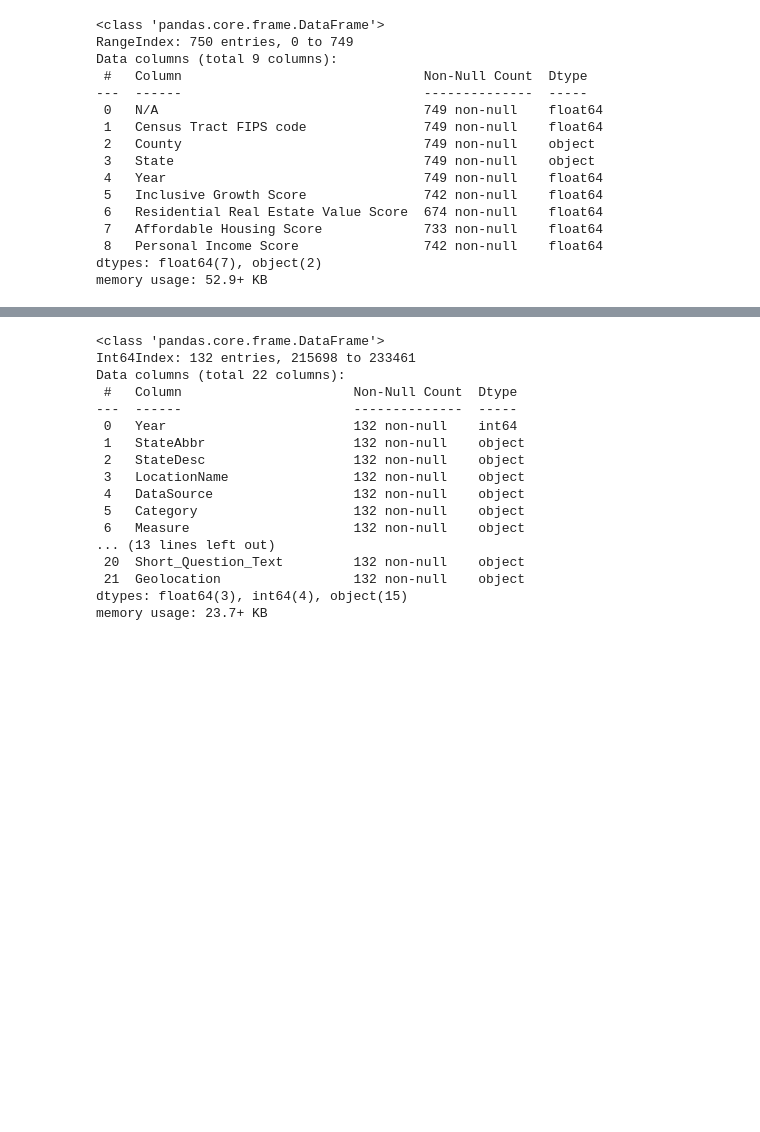
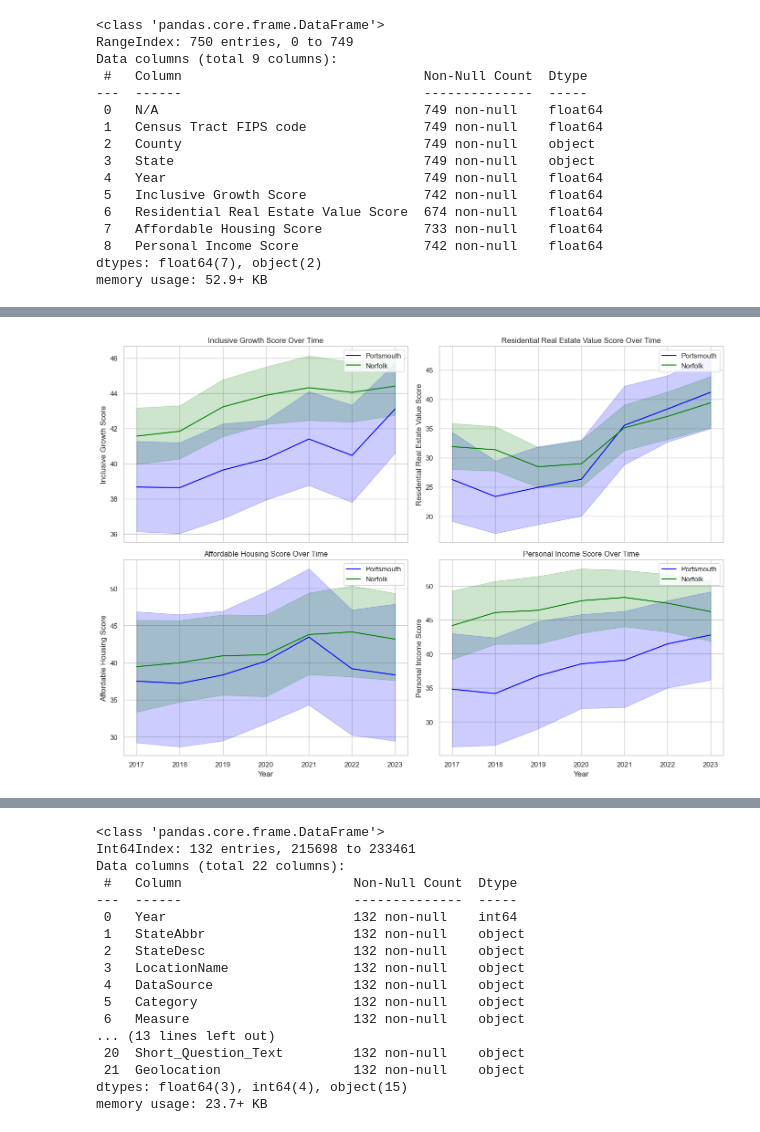
Before and after one commit to coreen-mullen/VikingStorm, a Jupyter notebook: VIKINGSTORM.ipynb, the cells around one changed output, grey strips where cells are left out. Cells and saved outputs as stored; diff of their text form; code cells hidden in the pictures; blank space fills up the shorter version.

```diff
--- a/VIKINGSTORM.ipynb
+++ b/VIKINGSTORM.ipynb
@@ -5,7 +5,8 @@ import matplotlib.pyplot as plt
 import seaborn as sns
 import scipy.stats as st
 # %%
-IGS_data = pd.read_excel('IGS_mer', sheet_name = 'Compared to Urban-Rural', header = 1)
+# Reading in the
+IGS_data = pd.read_excel('/Users/cerser5/Downloads/Inclusive_Growth_Score_Data.xlsx', sheet_name = 'Compared to Urban-Rural', header = 1)
 IGS_data.info()
 # %% [output]
 <class 'pandas.core.frame.DataFrame'>
@@ -56,0 +76,4 @@ IGS_data.head(10)
+# %%
+# Making the data easier to graph
+IGS_graph_data = IGS_data.drop('Census Tract FIPS code', axis = 1)
+IGS_graph_data
@@ -57 +112,39 @@ IGS_data.head(10)
+# %%
+Portsmouth = IGS_graph_data[IGS_graph_data['County'] == 'Portsmouth city']
+Norfolk = IGS_graph_data[IGS_graph_data['County'] == 'Norfolk city']
+
+sns.set(style="whitegrid")
+
+# Create subplots to compare the cities across different metrics
+fig, axes = plt.subplots(2, 2, figsize=(14, 10), sharex=True)
+
+# Plot for Inclusive Growth Score
+sns.lineplot(ax=axes[0, 0], x='Year', y='Inclusive Growth Score', data=Portsmouth, label='Portsmouth', color='blue')
+sns.lineplot(ax=axes[0, 0], x='Year', y='Inclusive Growth Score', data=Norfolk, label='Norfolk', color='green')
+axes[0, 0].set_title('Inclusive Growth Score Over Time')
+
+# Plot for Residential Real Estate Value Score
+sns.lineplot(ax=axes[0, 1], x='Year', y='Residential Real Estate Value Score', data=Portsmouth, label='Portsmouth', color='blue')
+sns.lineplot(ax=axes[0, 1], x='Year', y='Residential Real Estate Value Score', data=Norfolk, label='Norfolk', color='green')
+axes[0, 1].set_title('Residential Real Estate Value Score Over Time')
+
+# Plot for Affordable Housing Score
+sns.lineplot(ax=axes[1, 0], x='Year', y='Affordable Housing Score', data=Portsmouth, label='Portsmouth', color='blue')
+sns.lineplot(ax=axes[1, 0], x='Year', y='Affordable Housing Score', data=Norfolk, label='Norfolk', color='green')
+axes[1, 0].set_title('Affordable Housing Score Over Time')
+
+# Plot for Personal Income Score
+sns.lineplot(ax=axes[1, 1], x='Year', y='Personal Income Score', data=Portsmouth, label='Portsmouth', color='blue')
+sns.lineplot(ax=axes[1, 1], x='Year', y='Personal Income Score', data=Norfolk, label='Norfolk', color='green')
+axes[1, 1].set_title('Personal Income Score Over Time')
+
+# Set the x-axis labels
+for ax in axes.flat:
+    ax.set(xlabel='Year')
+
+# Show the plot
+plt.tight_layout()
+plt.show()
+# %% [output]
+[figure, added]
 # %%
```
Also changed, not shown: parts of 12 cells of this notebook.
